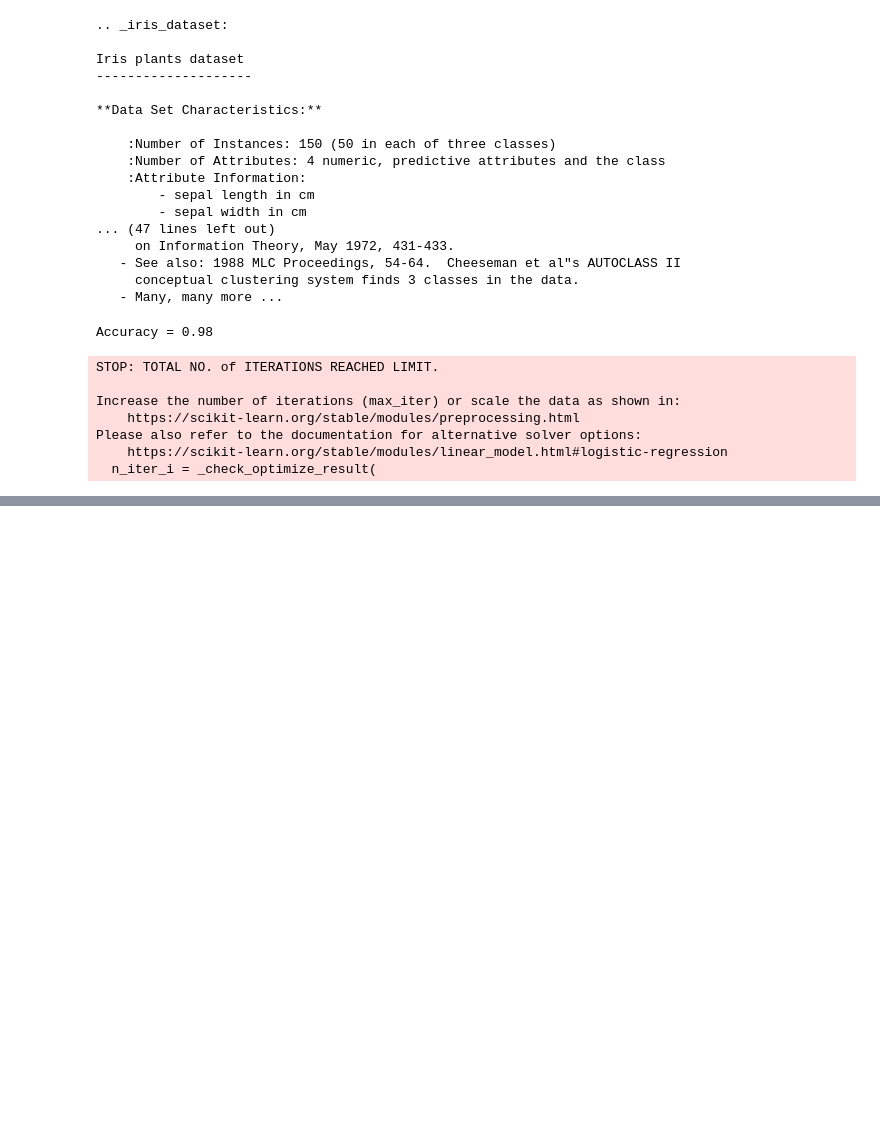
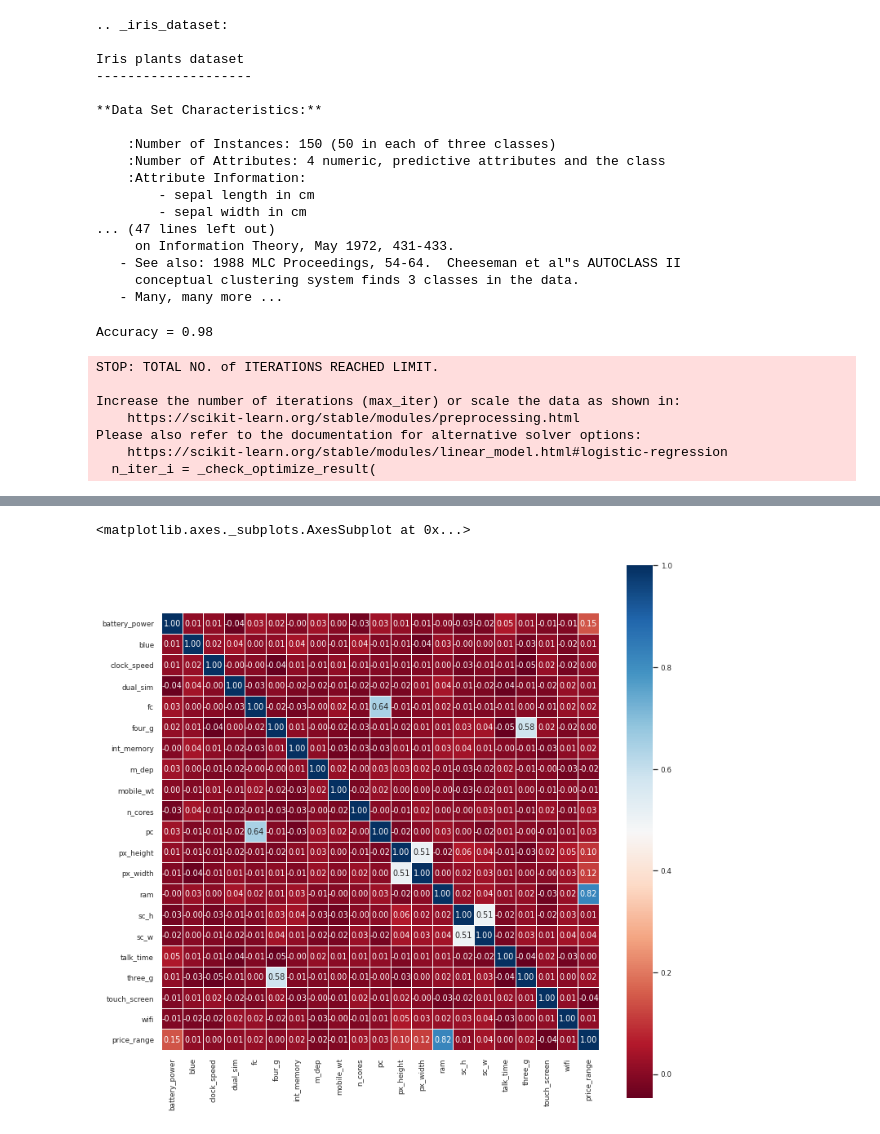
Before and after one commit to luhakv/ML, a Jupyter notebook: ML-3B. Классификация .ipynb, the cells around one changed output, grey strips where cells are left out. Saved outputs shown, nothing was run; the diff lists cells and outputs as text; code cells hidden in the pictures; blank space fills up the shorter version.

```diff
--- a/ML-3B. Классификация .ipynb
+++ b/ML-3B. Классификация .ipynb
@@ -212,0 +223,8 @@ Please also refer to the documentation for alternative solver options:
+# %%
+import seaborn as sns
+import matplotlib.pyplot as plt
+import pandas as pd
+
+# подгрузим файл и посмотрим на его первые строки:
+df = pd.read_csv('train_mobile.csv', sep =';')
+df.head()
@@ -212,0 +259,9 @@ Please also refer to the documentation for alternative solver options:
+# %%
+# Теперь займемся отбором признаков.  Для начала нам надо проверить, нет ли мультиколлинеарности — сильной взаимосвязи между независимыми признаками. Для этого построим матрицу корреляций для признаков:
+sns.set(font_scale=0.8)
+plt.subplots(figsize=(12, 12))
+sns.heatmap(df.corr(), square=True,
+              annot=True, fmt=".2f", linewidths=0.1, cmap="RdBu")
+# %% [output]
+<matplotlib.axes._subplots.AxesSubplot at 0x...>
+[figure, added]
```
Also changed, not shown: parts of 10 cells of this notebook, 1 other file.
